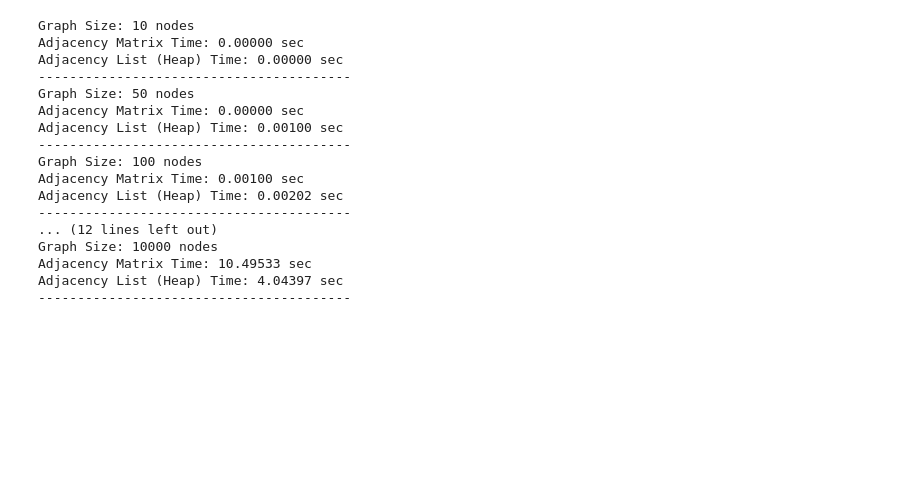
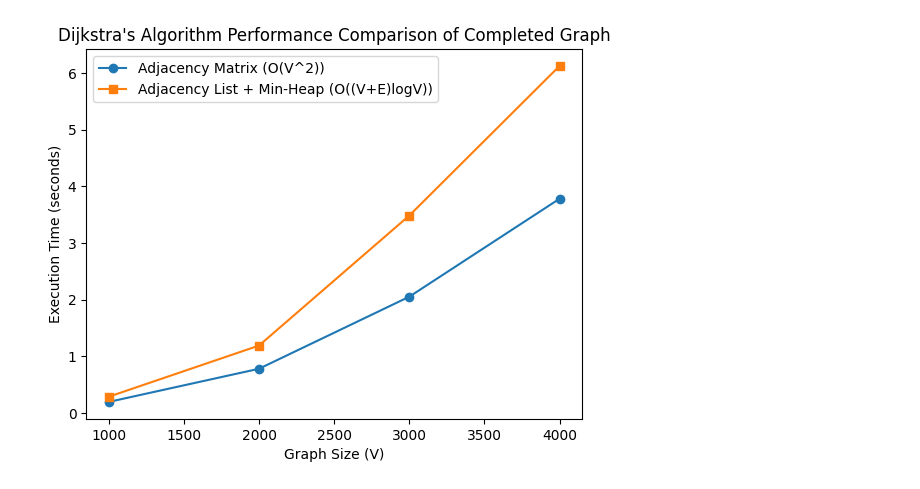
Before and after one commit to Saltykub/SC2001, a Jupyter notebook: Lab2/djikcompare.ipynb, the cells around one changed output. Saved outputs shown, nothing was run; the diff lists cells and outputs as text; code cells hidden in the pictures; blank space fills up the shorter version.

Commit message:
fix graph generation and comparison

```diff
--- a/Lab2/djikcompare.ipynb
+++ b/Lab2/djikcompare.ipynb
@@ -7,0 +166,22 @@ from main import dijkstraMinHeap, dijkstraArray  # Import your existing function
+# %%
+results3 = []
+for idx,size in enumerate(sizes3):
+    g = graph_data3[idx]
+    _matrix = adj_martix(size,g)
+    _list = adj_list(size,g)
+
+    # Run Adjacency Matrix Version
+    start_time = time.time()
+    dijkstraArray(_matrix)
+    matrix_time = time.time() - start_time
+
+    # Run Adjacency List + Min-Heap Version
+    start_time = time.time()
+    dijkstraMinHeap(_list)
+    heap_time = time.time() - start_time
+
+    results3.append((size, matrix_time, heap_time))
+    print(f"Graph Size: {size} nodes")
+    print(f"Adjacency Matrix Time: {matrix_time:.5f} sec")
+    print(f"Adjacency List (Heap) Time: {heap_time:.5f} sec")
+    print("-" * 40)
@@ -8 +209,18 @@ from main import dijkstraMinHeap, dijkstraArray  # Import your existing function
+# %%
+new_result = []
+for idx,i in enumerate(results3):
+    if(idx == 4): break
+    new_result.append(i)
+
+# I remove the 5000 graph since it might be bug
+sizes, matrix_times, heap_times = zip(*new_result)
+plt.plot(sizes, matrix_times, label="Adjacency Matrix (O(V^2))", marker="o")
+plt.plot(sizes, heap_times, label="Adjacency List + Min-Heap (O((V+E)logV))", marker="s")
+plt.xlabel("Graph Size (V)")
+plt.ylabel("Execution Time (seconds)")
+plt.legend()
+plt.title("Dijkstra's Algorithm Performance Comparison of Completed Graph")
+plt.show()
+# %% [output]
+[figure, added]
 # %%
@@ -27,38 +274,0 @@ graph_data = {size: generate_graph(size, density) for size in sizes}
-# %%
-results = []
-for size in sizes:
-    graph_matrix, graph_list = graph_data[size]
-
-    # Run Adjacency Matrix Version
-    start_time = time.time()
-    dijkstraArray(graph_matrix)
-    matrix_time = time.time() - start_time
-
-    # Run Adjacency List + Min-Heap Version
-    start_time = time.time()
-    dijkstraMinHeap(graph_list)
-    heap_time = time.time() - start_time
-
-    results.append((size, matrix_time, heap_time))
-    print(f"Graph Size: {size} nodes")
-    print(f"Adjacency Matrix Time: {matrix_time:.5f} sec")
-    print(f"Adjacency List (Heap) Time: {heap_time:.5f} sec")
-    print("-" * 40)
-# %% [output]
-Graph Size: 10 nodes
-Adjacency Matrix Time: 0.00000 sec
-Adjacency List (Heap) Time: 0.00000 sec
-----------------------------------------
-Graph Size: 50 nodes
-Adjacency Matrix Time: 0.00000 sec
-Adjacency List (Heap) Time: 0.00100 sec
-----------------------------------------
-Graph Size: 100 nodes
-Adjacency Matrix Time: 0.00100 sec
-Adjacency List (Heap) Time: 0.00202 sec
-----------------------------------------
-... (12 lines left out)
-Graph Size: 10000 nodes
-Adjacency Matrix Time: 10.49533 sec
-Adjacency List (Heap) Time: 4.04397 sec
-----------------------------------------
```
Also changed, not shown: parts of 10 cells of this notebook, 1 other file.
